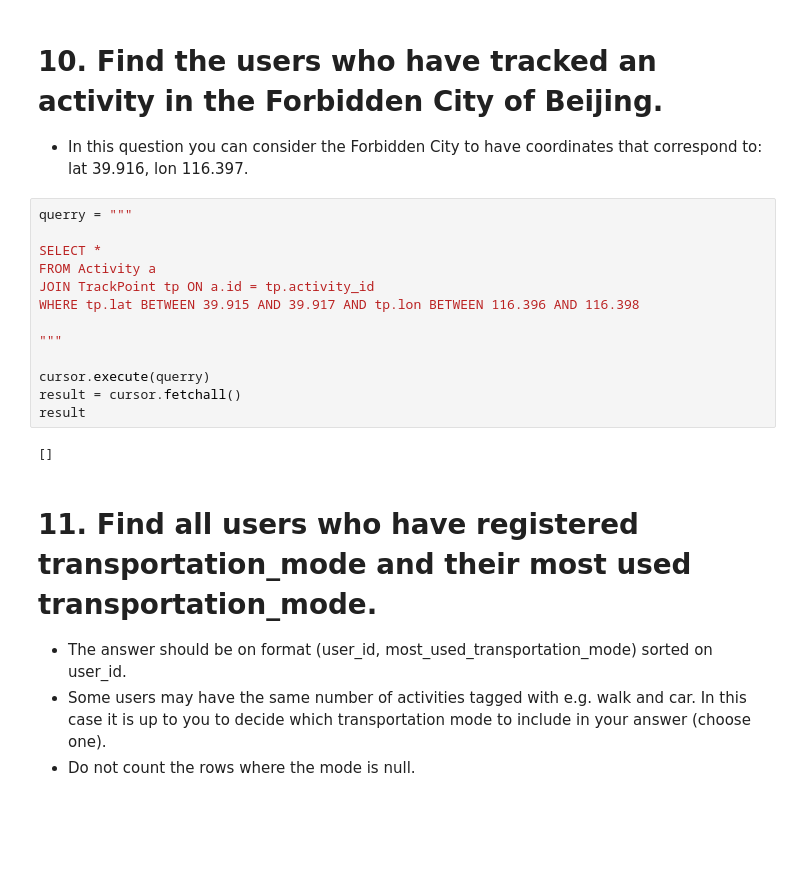
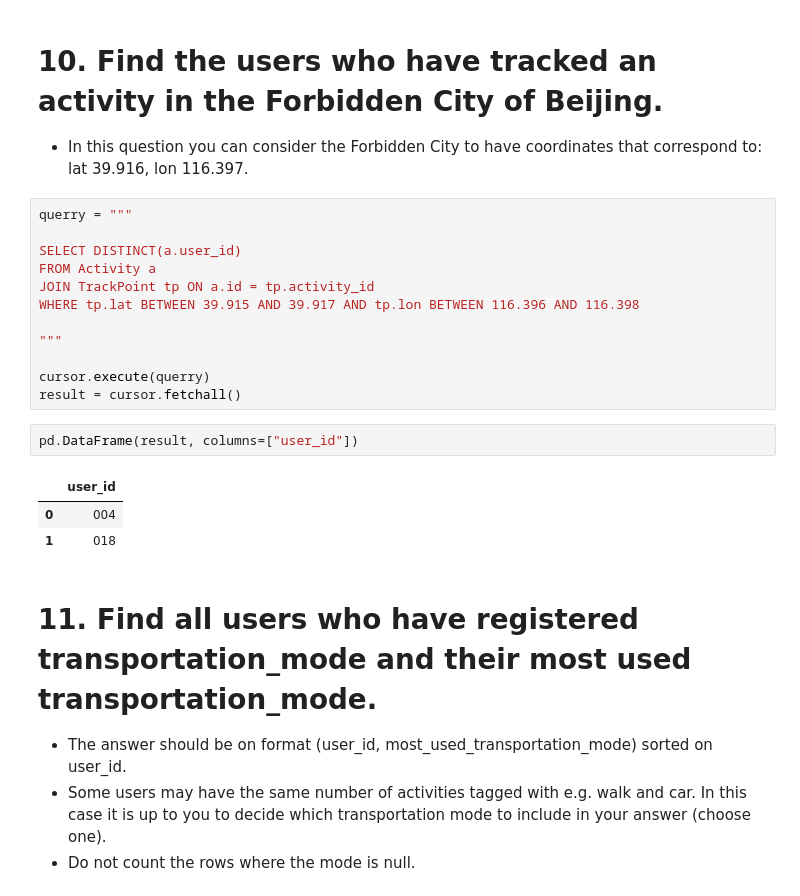
Before and after one commit to JoranVanBelle/Very-Large-Distributed-Data-Volumes---2nd-assignment, a Jupyter notebook: exercise2-files/querry's.ipynb, the cells around one changed output. Cells and saved outputs as stored; diff of their text form; blank space fills up the shorter version.

```diff
--- a/exercise2-files/querry's.ipynb
+++ b/exercise2-files/querry's.ipynb
@@ -289,7 +291,7 @@ user with id 179 has 32 invalid activities.
 # %%
 querry = """
 
-SELECT *
+SELECT DISTINCT(a.user_id)
 FROM Activity a
 JOIN TrackPoint tp ON a.id = tp.activity_id
 WHERE tp.lat BETWEEN 39.915 AND 39.917 AND tp.lon BETWEEN 116.396 AND 116.398
@@ -298,9 +300,12 @@ WHERE tp.lat BETWEEN 39.915 AND 39.917 AND tp.lon BETWEEN 116.396 AND 116.398
 
 cursor.execute(querry)
 result = cursor.fetchall()
-result
-# %% [output]
-[]
+# %%
+pd.DataFrame(result, columns=["user_id"])
+# %% [output]
+|  | user_id |
+| 0 | 004 |
+| 1 | 018 |
 # %% [markdown]
 # 11.  Find all users who have registered transportation_mode and their most used transportation_mode.
 - The answer should be on format (user_id, most_used_transportation_mode) sorted on user_id.
```
Also changed, not shown: parts of 10 cells of this notebook.
